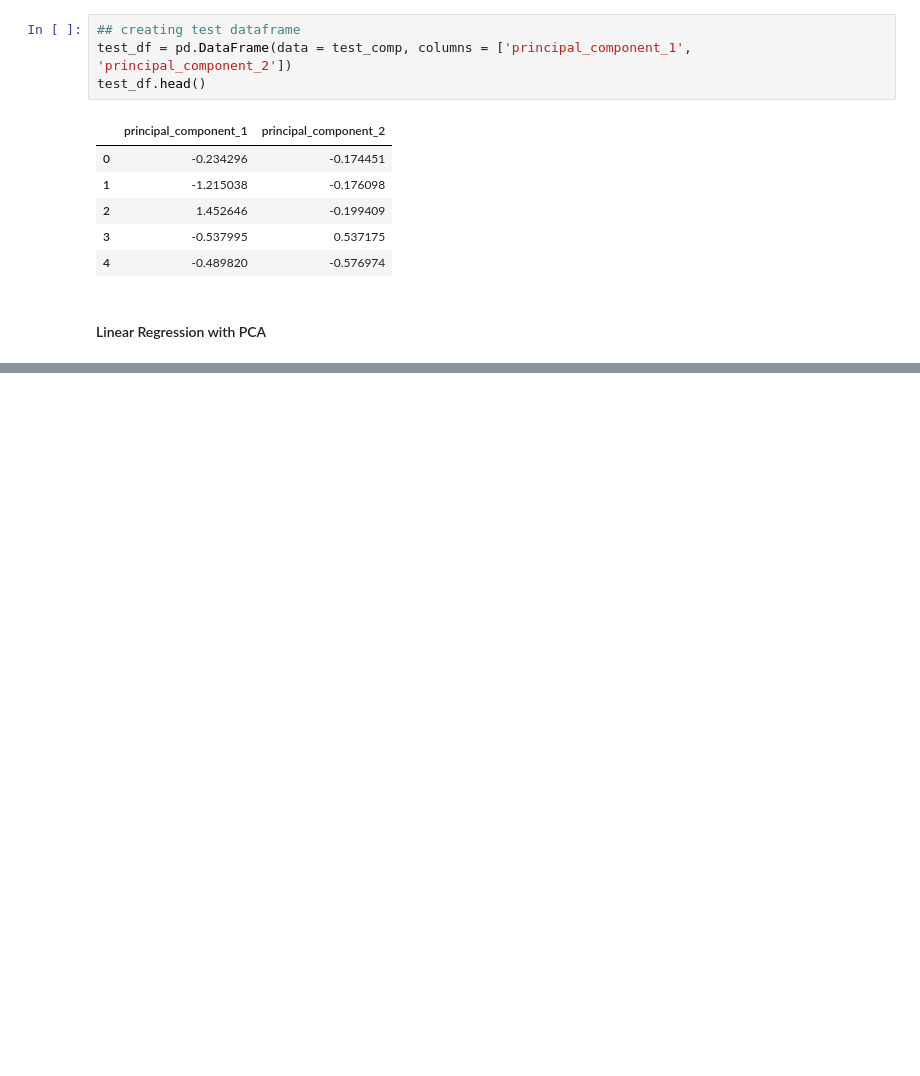
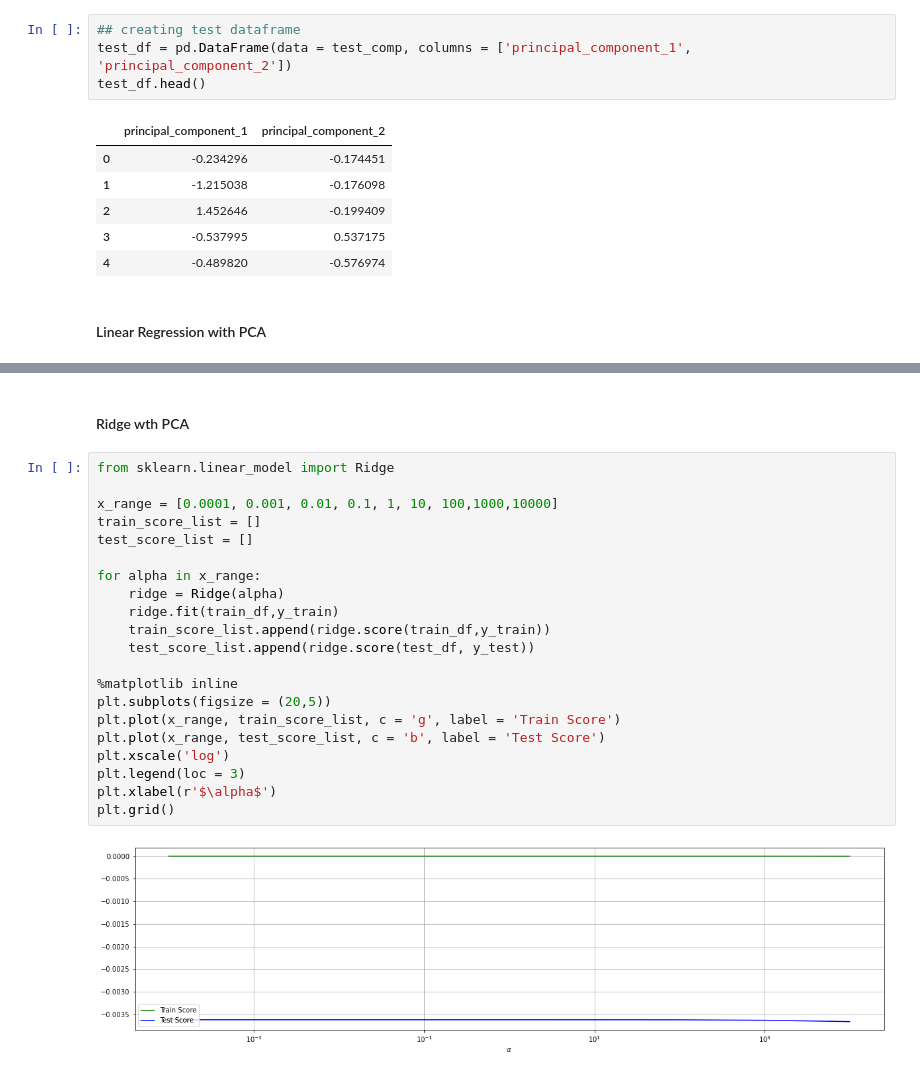
Before and after one commit to ddahiya16/Machine-Learning, a Jupyter notebook: Customer Life Time Value Prediction Model.ipynb, the cells around one changed output, grey strips where cells are left out. Cells and saved outputs as stored; diff of their text form; blank space fills up the shorter version.

```diff
--- a/Customer Life Time Value Prediction Model.ipynb
+++ b/Customer Life Time Value Prediction Model.ipynb
@@ -2046,0 +2179,25 @@ test_df.head()
+# %% [markdown]
+#### Ridge wth PCA
+# %%
+from sklearn.linear_model import Ridge
+
+x_range = [0.0001, 0.001, 0.01, 0.1, 1, 10, 100,1000,10000]
+train_score_list = []
+test_score_list = []
+
+for alpha in x_range:
+    ridge = Ridge(alpha)
+    ridge.fit(train_df,y_train)
+    train_score_list.append(ridge.score(train_df,y_train))
+    test_score_list.append(ridge.score(test_df, y_test))
+
+%matplotlib inline
+plt.subplots(figsize = (20,5))
+plt.plot(x_range, train_score_list, c = 'g', label = 'Train Score')
+plt.plot(x_range, test_score_list, c = 'b', label = 'Test Score')
+plt.xscale('log')
+plt.legend(loc = 3)
+plt.xlabel(r'$\alpha$')
+plt.grid()
+# %% [output]
+[figure, added]
```
Also changed, not shown: parts of 33 cells of this notebook.
